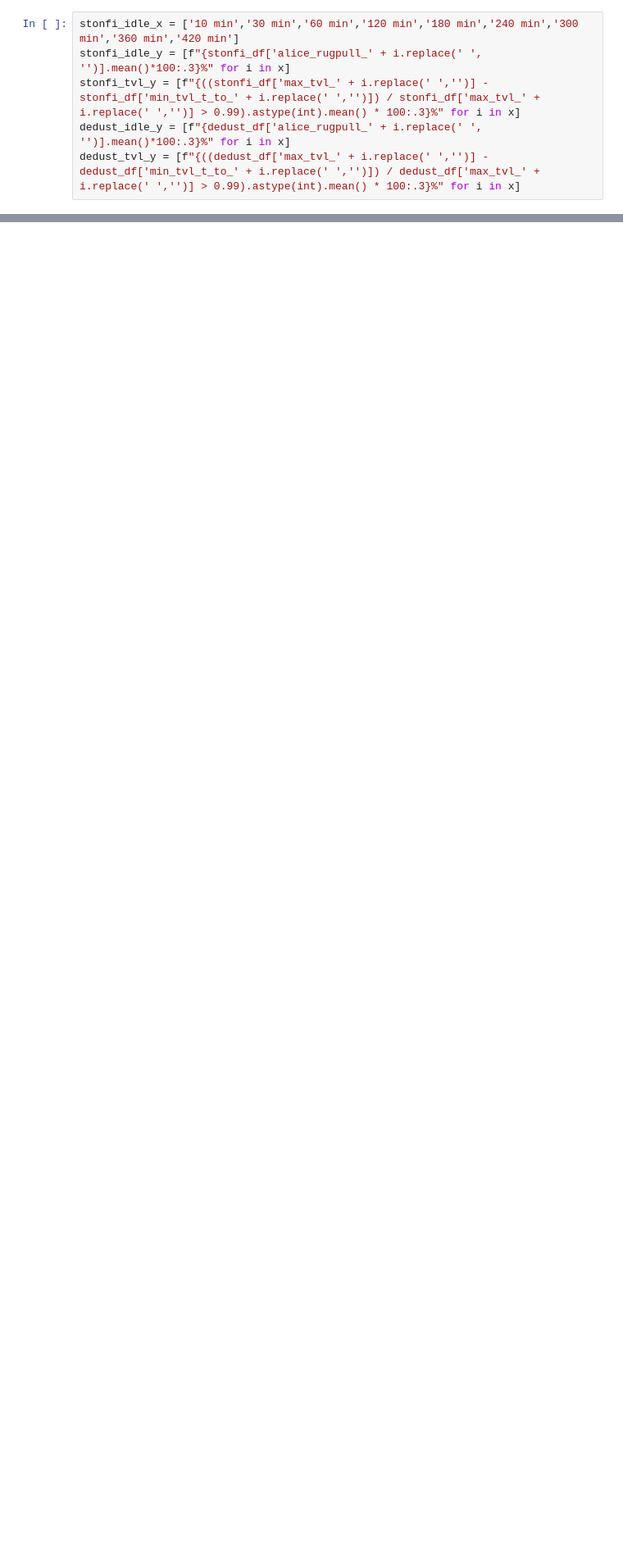
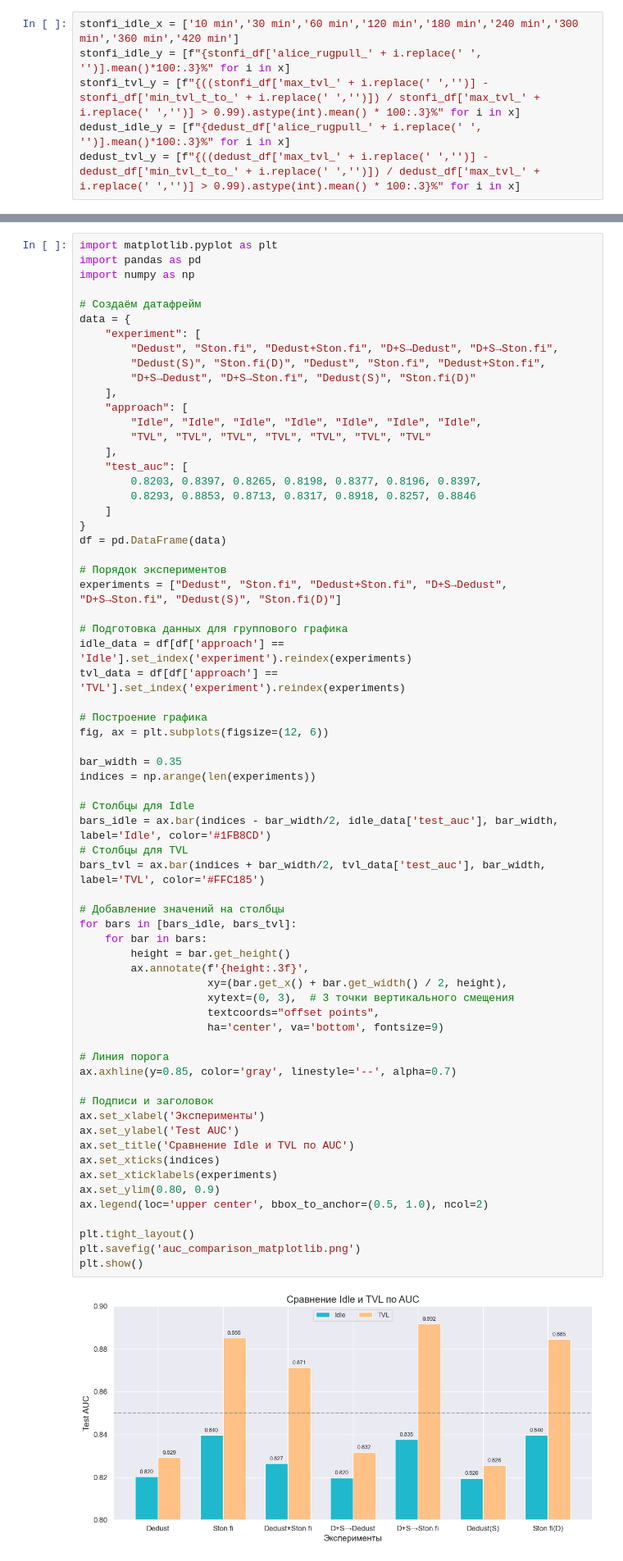
Before and after one commit to YaremusDima/diploma-master, a Jupyter notebook: learn.ipynb, the cells around one changed output, grey strips where cells are left out. Shown at 82% size. Drawn from its saved outputs; the diff is of its cells as text; blank space fills up the shorter version.

```diff
--- a/learn.ipynb
+++ b/learn.ipynb
@@ -2645,0 +2815,68 @@ dedust_tvl_y = [f"{((dedust_df['max_tvl_' + i.replace(' ','')] - dedust_df['min_
+# %%
+import matplotlib.pyplot as plt
+import pandas as pd
+import numpy as np
+
+# Создаём датафрейм
+data = {
+    "experiment": [
+        "Dedust", "Ston.fi", "Dedust+Ston.fi", "D+S→Dedust", "D+S→Ston.fi",
+        "Dedust(S)", "Ston.fi(D)", "Dedust", "Ston.fi", "Dedust+Ston.fi",
+        "D+S→Dedust", "D+S→Ston.fi", "Dedust(S)", "Ston.fi(D)"
+    ],
+    "approach": [
+        "Idle", "Idle", "Idle", "Idle", "Idle", "Idle", "Idle",
+        "TVL", "TVL", "TVL", "TVL", "TVL", "TVL", "TVL"
+    ],
+    "test_auc": [
+        0.8203, 0.8397, 0.8265, 0.8198, 0.8377, 0.8196, 0.8397,
+        0.8293, 0.8853, 0.8713, 0.8317, 0.8918, 0.8257, 0.8846
+    ]
+}
+df = pd.DataFrame(data)
+
+# Порядок экспериментов
+experiments = ["Dedust", "Ston.fi", "Dedust+Ston.fi", "D+S→Dedust", "D+S→Ston.fi", "Dedust(S)", "Ston.fi(D)"]
+
+# Подготовка данных для группового графика
+idle_data = df[df['approach'] == 'Idle'].set_index('experiment').reindex(experiments)
+tvl_data = df[df['approach'] == 'TVL'].set_index('experiment').reindex(experiments)
+
+# Построение графика
+fig, ax = plt.subplots(figsize=(12, 6))
+
+bar_width = 0.35
+indices = np.arange(len(experiments))
+
+# Столбцы для Idle
+bars_idle = ax.bar(indices - bar_width/2, idle_data['test_auc'], bar_width, label='Idle', color='#1FB8CD')
+# Столбцы для TVL
+bars_tvl = ax.bar(indices + bar_width/2, tvl_data['test_auc'], bar_width, label='TVL', color='#FFC185')
+
+# Добавление значений на столбцы
+for bars in [bars_idle, bars_tvl]:
+    for bar in bars:
+        height = bar.get_height()
+        ax.annotate(f'{height:.3f}',
+                    xy=(bar.get_x() + bar.get_width() / 2, height),
+                    xytext=(0, 3),  # 3 точки вертикального смещения
+                    textcoords="offset points",
+                    ha='center', va='bottom', fontsize=9)
+
+# Линия порога
+ax.axhline(y=0.85, color='gray', linestyle='--', alpha=0.7)
+
+# Подписи и заголовок
+ax.set_xlabel('Эксперименты')
+ax.set_ylabel('Test AUC')
+ax.set_title('Сравнение Idle и TVL по AUC')
+ax.set_xticks(indices)
+ax.set_xticklabels(experiments)
+ax.set_ylim(0.80, 0.9)
+ax.legend(loc='upper center', bbox_to_anchor=(0.5, 1.0), ncol=2)
+
+plt.tight_layout()
+plt.savefig('auc_comparison_matplotlib.png')
+plt.show()
+# %% [output]
+[figure, added]
```
Also changed, not shown: parts of 11 cells of this notebook.
